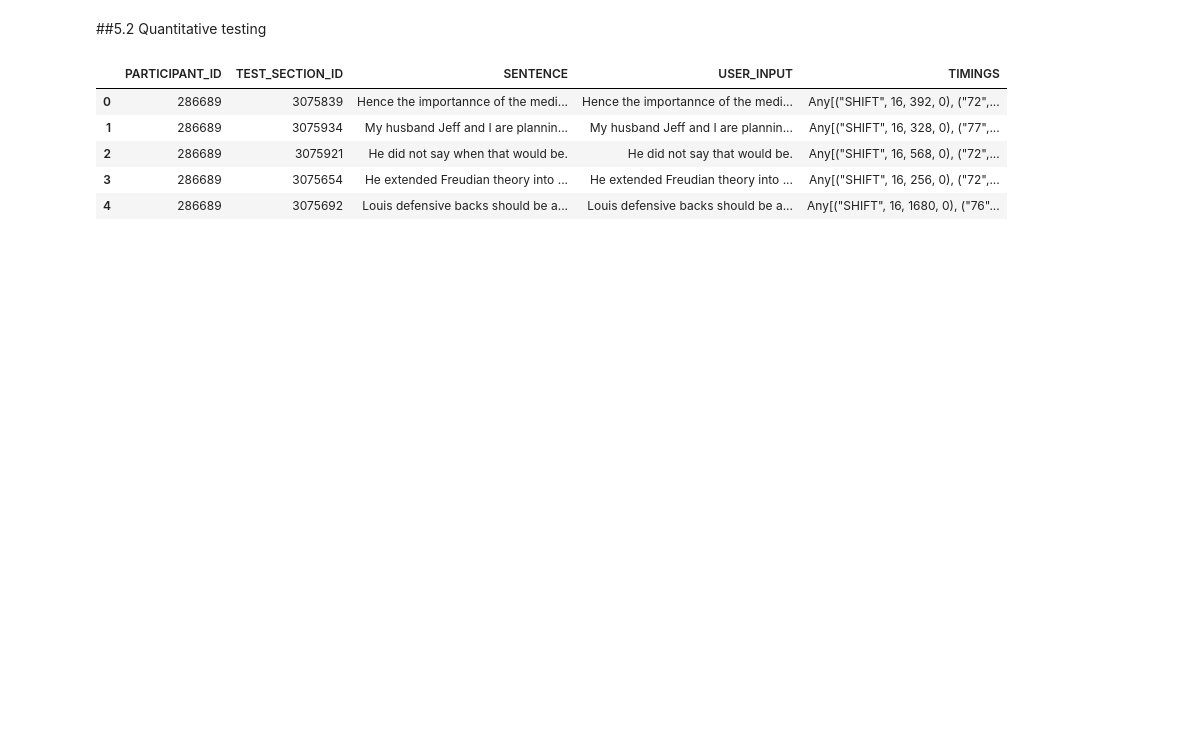
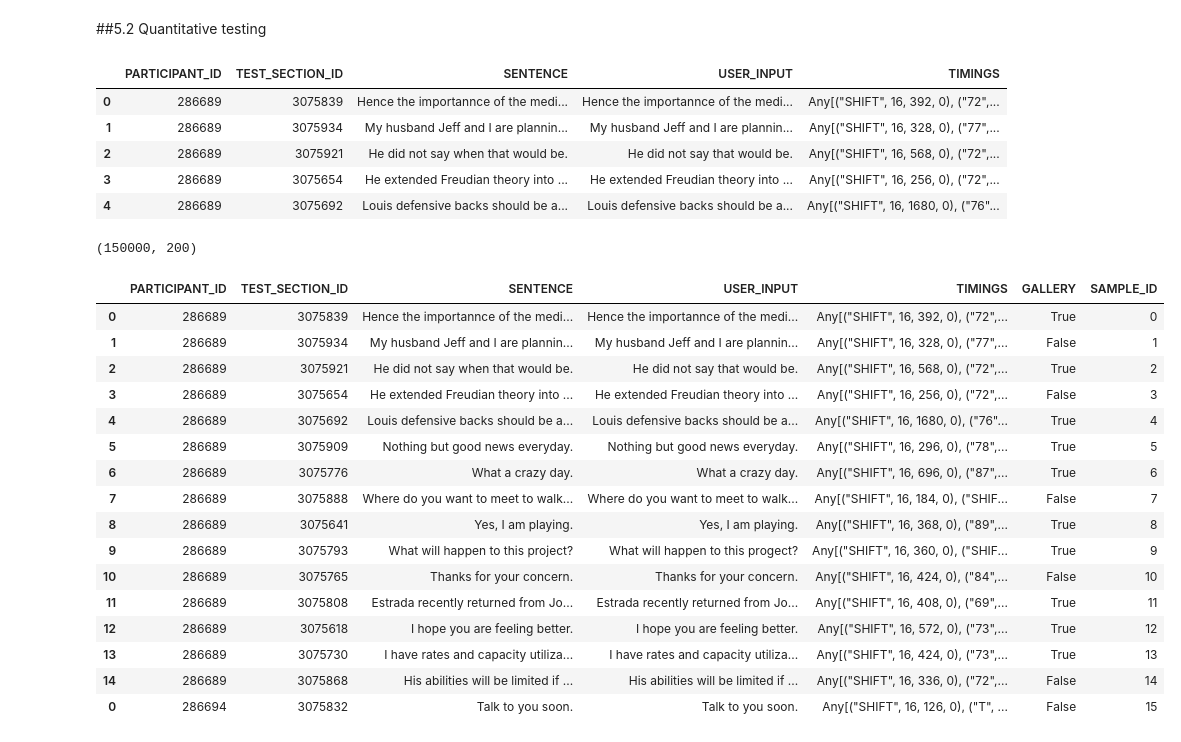
Before and after one commit to Alessandro1999/FreeKeystrokeDynamics, a Jupyter notebook: Contrastive_Learning_for_Keystroke_Dynamics.ipynb, the cells around one changed output. Drawn from its saved outputs; the diff is of its cells as text; code cells hidden in the pictures; blank space fills up the shorter version.

```diff
--- a/Contrastive_Learning_for_Keystroke_Dynamics.ipynb
+++ b/Contrastive_Learning_for_Keystroke_Dynamics.ipynb
@@ -152,7 +159,7 @@ Unfortunately, python keycodes are different from the JavaScript ones, so to obt
 !wget --load-cookies /tmp/cookies.txt "https://docs.google.com/uc?export=download&confirm=$(wget --quiet --save-cookies /tmp/cookies.txt --keep-session-cookies --no-check-certificate 'https://docs.google.com/uc?export=download&id=1AyNVrmuumAuJFRhc54iWX1zB0znwoGub' -O- | sed -rn 's/.*confirm=([0-9A-Za-z_]+).*/\1\n/p')&id=1AyNVrmuumAuJFRhc54iWX1zB0znwoGub" -O keycodes.json && rm -rf /tmp/cookies.txt
 
 # load the json object and sort it
-with open("keycodes.json", "r") as kc:
+with open(ROOT_PATH+"/keycodes.json", "r") as kc:
     js_code_to_key : Dict[int, List[str]] = json.load(kc)
 js_code_to_key = { int(code): (key if type(key) != list else sorted([ k.lower() for k in key], key=lambda x: (len(x),not(x.isalpha()),x))) for code,key in js_code_to_key.items() }
 
@@ -1210,7 +1211,18 @@ plt.show()
 # %% [markdown]
 ##5.2 Quantitative testing
+# %%
+#@title Run this cell only if you have not run all the cells up to now
+import pickle as pkl
+with open("train_users.pkl","rb") as t:
+    train_users = pkl.load(t)
+with open("char_vocab.pkl","rb") as c:
+    char_vocab = pkl.load(c)
+all_users : List[str] = sorted(os.listdir("../../../data/Keystrokes_processed/"))
+column_names = ['PARTICIPANT_ID','TEST_SECTION_ID','SENTENCE','USER_INPUT','TIMINGS']
+UNK_KEY = "<UNK>"
+PAD_KEY = "<PAD>"
 # %%
-test_size : int = 1000 #@param{type:"integer"}
+test_size : int = 10000 #@param{type:"integer"}
 test_users = []
 i = train_size + 1
 # found the first test_size users not used in the training
@@ -1248,7 +1260,7 @@ class TestDataset(torch.utils.data.Dataset):
 
     def __getitem__(self,idx : int) -> Dict[str,Any]:
         sample = self.data.iloc[idx]
-        t = string_to_tensor(sample.TIMINGS, self.vocab)
+        t = string_to_tensor(sample.TIMINGS, self.vocab).to(device)
         return { "label": sample.PARTICIPANT_ID, "timings": t, "lengths" : len(t) }
 
     def __len__(self) -> int:
@@ -1257,14 +1269,14 @@ class TestDataset(torch.utils.data.Dataset):
 def single_collate(batch : List[Dict[str,Any]]):
     batch_size = len(batch)
     batch_out = dict()
-    batch_out["lengths"] = torch.zeros(batch_size)
+    batch_out["lengths"] = torch.zeros(batch_size, device = device)
     max_len = max([ b["lengths"] for b in batch])
-    batch_out["timings"] = torch.zeros(batch_size,max_len,3)
-    batch_out["labels"] = list()
+    batch_out["timings"] = torch.zeros(batch_size,max_len,3, device = device)
+    #batch_out["labels"] = list()
     for i,sample in enumerate(batch):
         batch_out["lengths"][i] = sample["lengths"]
         batch_out["timings"][i,:sample["lengths"],:] = sample["timings"]
-        batch_out["labels"].append(sample["label"])
+        #batch_out["labels"].append(sample["label"])
     return batch_out
 # %%
 test_set = TestDataset(test_df,char_vocab)
@@ -1276,0 +1293,38 @@ len(data)
+# %%
+torch.cuda.empty_cache()
+test_features.shape
+# %% [output]
+(150000, 200)
+# %%
+#@title Division into probe and gallery
+#@markdown ng is the number of sample per user to put in the gallery
+ng : int = 10 #@param{type:"number"}
+
+test_set.data["GALLERY"] = 0
+for user,_ in tqdm(test_users):
+    user_id = int(user.split("_")[0])
+    gallery_indexes = random.sample(range(15),k=ng)
+    gallery_mask = np.zeros(15,dtype=np.bool_)
+    gallery_mask[gallery_indexes] = 1
+    test_set.data.loc[test_set.data.PARTICIPANT_ID == user_id,"GALLERY"] = list(gallery_mask)
+test_set.data["SAMPLE_ID"] = range(len(test_set))
+
+test_set.data.head(16)
+# %% [output]
+|  | PARTICIPANT_ID | TEST_SECTION_ID | SENTENCE | USER_INPUT | TIMINGS | GALLERY | SAMPLE_ID |
+| 0 | 286689 | 3075839 | Hence the importannce of the medi... | Hence the importannce of the medi... | Any[("SHIFT", 16, 392, 0), ("72",... | True | 0 |
+| 1 | 286689 | 3075934 | My husband Jeff and I are plannin... | My husband Jeff and I are plannin... | Any[("SHIFT", 16, 328, 0), ("77",... | False | 1 |
+| 2 | 286689 | 3075921 | He did not say when that would be. | He did not say that would be. | Any[("SHIFT", 16, 568, 0), ("72",... | True | 2 |
+| 3 | 286689 | 3075654 | He extended Freudian theory into ... | He extended Freudian theory into ... | Any[("SHIFT", 16, 256, 0), ("72",... | False | 3 |
+| 4 | 286689 | 3075692 | Louis defensive backs should be a... | Louis defensive backs should be a... | Any[("SHIFT", 16, 1680, 0), ("76"... | True | 4 |
+| 5 | 286689 | 3075909 | Nothing but good news everyday. | Nothing but good news everyday. | Any[("SHIFT", 16, 296, 0), ("78",... | True | 5 |
+| 6 | 286689 | 3075776 | What a crazy day. | What a crazy day. | Any[("SHIFT", 16, 696, 0), ("87",... | True | 6 |
+| 7 | 286689 | 3075888 | Where do you want to meet to walk... | Where do you want to meet to walk... | Any[("SHIFT", 16, 184, 0), ("SHIF... | False | 7 |
+| 8 | 286689 | 3075641 | Yes, I am playing. | Yes, I am playing. | Any[("SHIFT", 16, 368, 0), ("89",... | True | 8 |
+| 9 | 286689 | 3075793 | What will happen to this project? | What will happen to this progect? | Any[("SHIFT", 16, 360, 0), ("SHIF... | True | 9 |
+| 10 | 286689 | 3075765 | Thanks for your concern. | Thanks for your concern. | Any[("SHIFT", 16, 424, 0), ("84",... | False | 10 |
+| 11 | 286689 | 3075808 | Estrada recently returned from Jo... | Estrada recently returned from Jo... | Any[("SHIFT", 16, 408, 0), ("69",... | True | 11 |
+| 12 | 286689 | 3075618 | I hope you are feeling better. | I hope you are feeling better. | Any[("SHIFT", 16, 572, 0), ("73",... | True | 12 |
+| 13 | 286689 | 3075730 | I have rates and capacity utiliza... | I have rates and capacity utiliza... | Any[("SHIFT", 16, 424, 0), ("73",... | True | 13 |
+| 14 | 286689 | 3075868 | His abilities will be limited if ... | His abilities will be limited if ... | Any[("SHIFT", 16, 336, 0), ("72",... | False | 14 |
+| 0 | 286694 | 3075832 | Talk to you soon. | Talk to you soon. | Any[("SHIFT", 16, 126, 0), ("T", ... | False | 15 |
```
Also changed, not shown: parts of 23 cells of this notebook.
